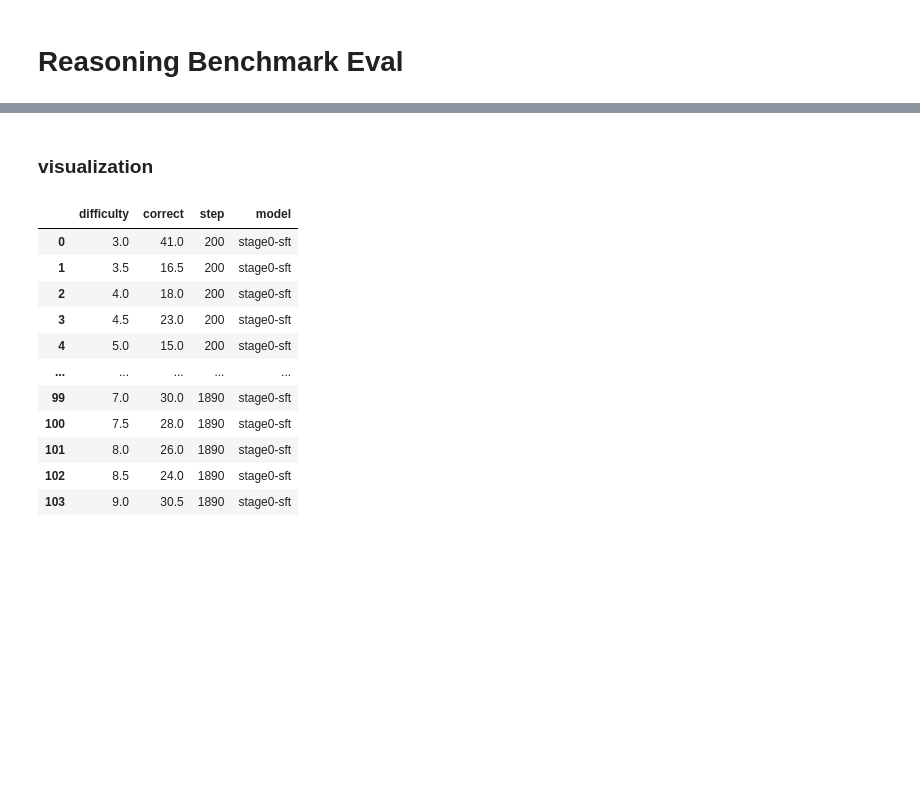
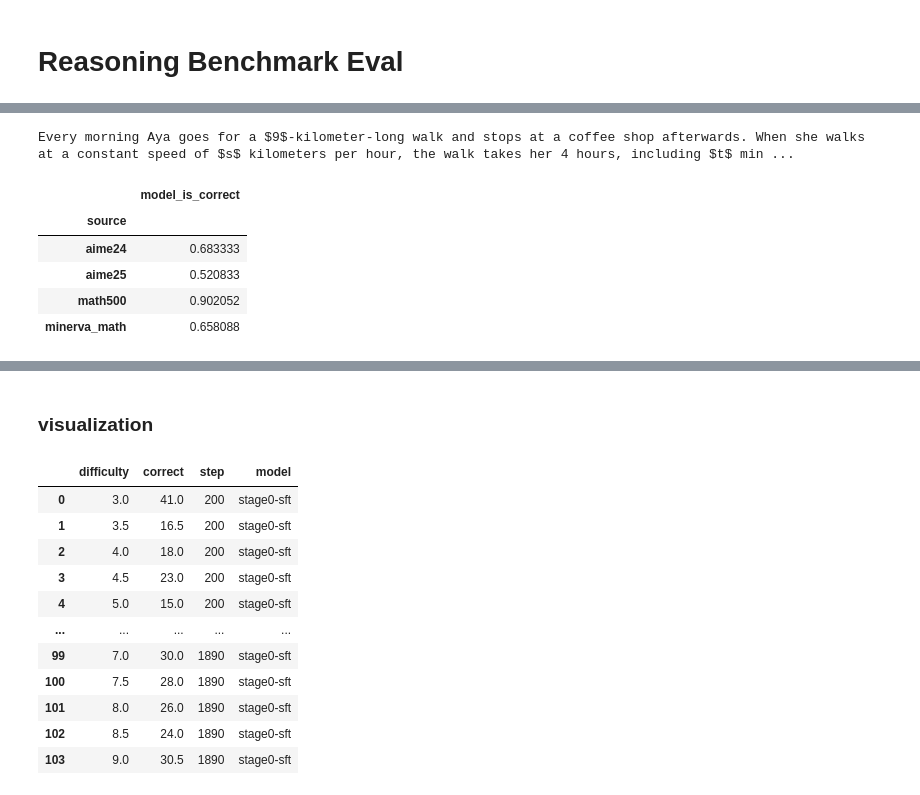
Before and after one commit to Aochong-Li/perturb-r, a Jupyter notebook: notebook/math/benchmark_eval.ipynb, the cells around one changed output, grey strips where cells are left out. Cells and saved outputs as stored; diff of their text form; code cells hidden in the pictures; blank space fills up the shorter version.

```diff
--- a/notebook/math/benchmark_eval.ipynb
+++ b/notebook/math/benchmark_eval.ipynb
@@ -115,0 +85,14 @@ df
+# %%
+print(df['problem'][0])
+# %% [output]
+Every morning Aya goes for a $9$-kilometer-long walk and stops at a coffee shop afterwards. When she walks at a constant speed of $s$ kilometers per hour, the walk takes her 4 hours, including $t$ min ...
+# %%
+# R1-Distill-Qwen-32B
+df.groupby('source')[["model_is_correct"]].mean()
+# %% [output]
+|  | model_is_correct |
+| source |  |
+| aime24 | 0.683333 |
+| aime25 | 0.520833 |
+| math500 | 0.902052 |
+| minerva_math | 0.658088 |
```
Also changed, not shown: parts of 16 cells of this notebook, 11 other files.
